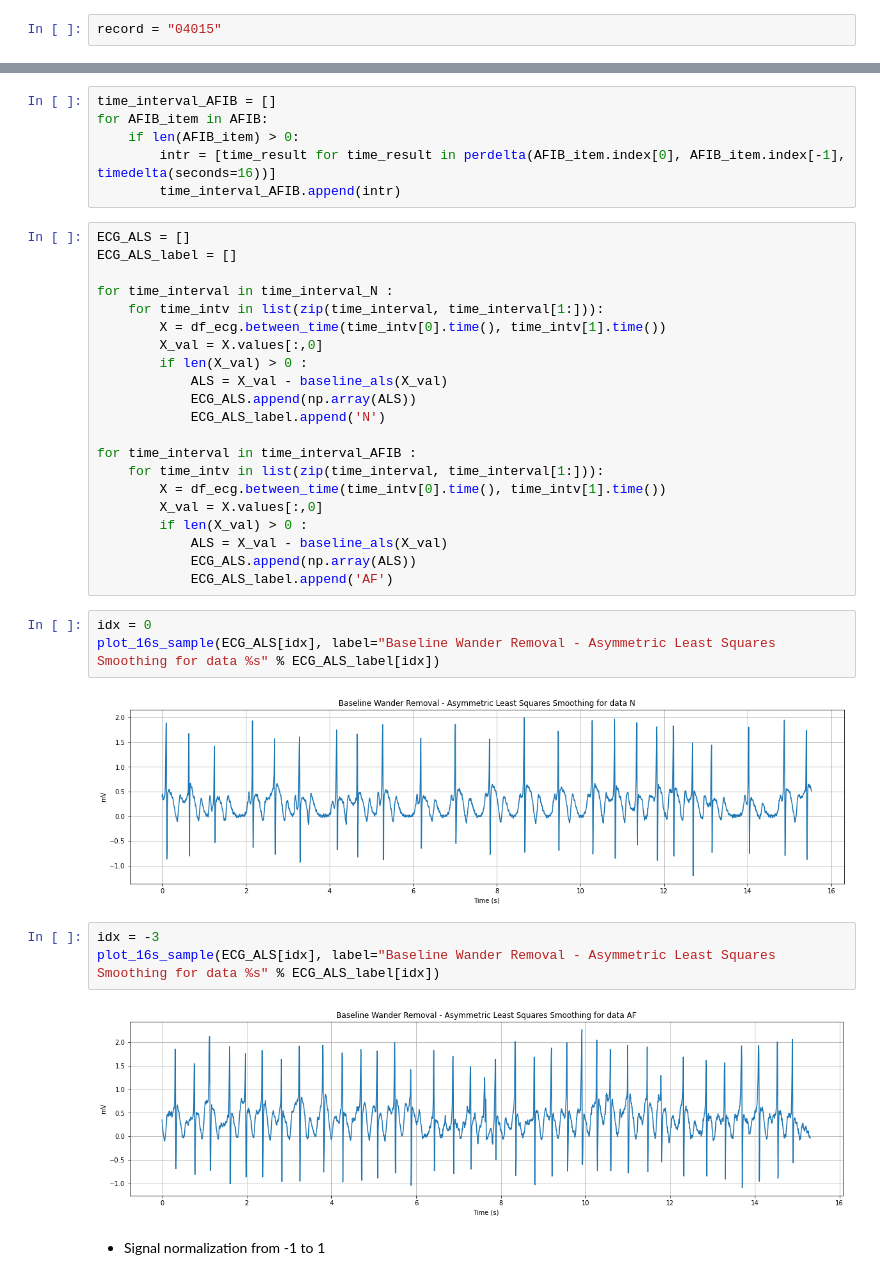
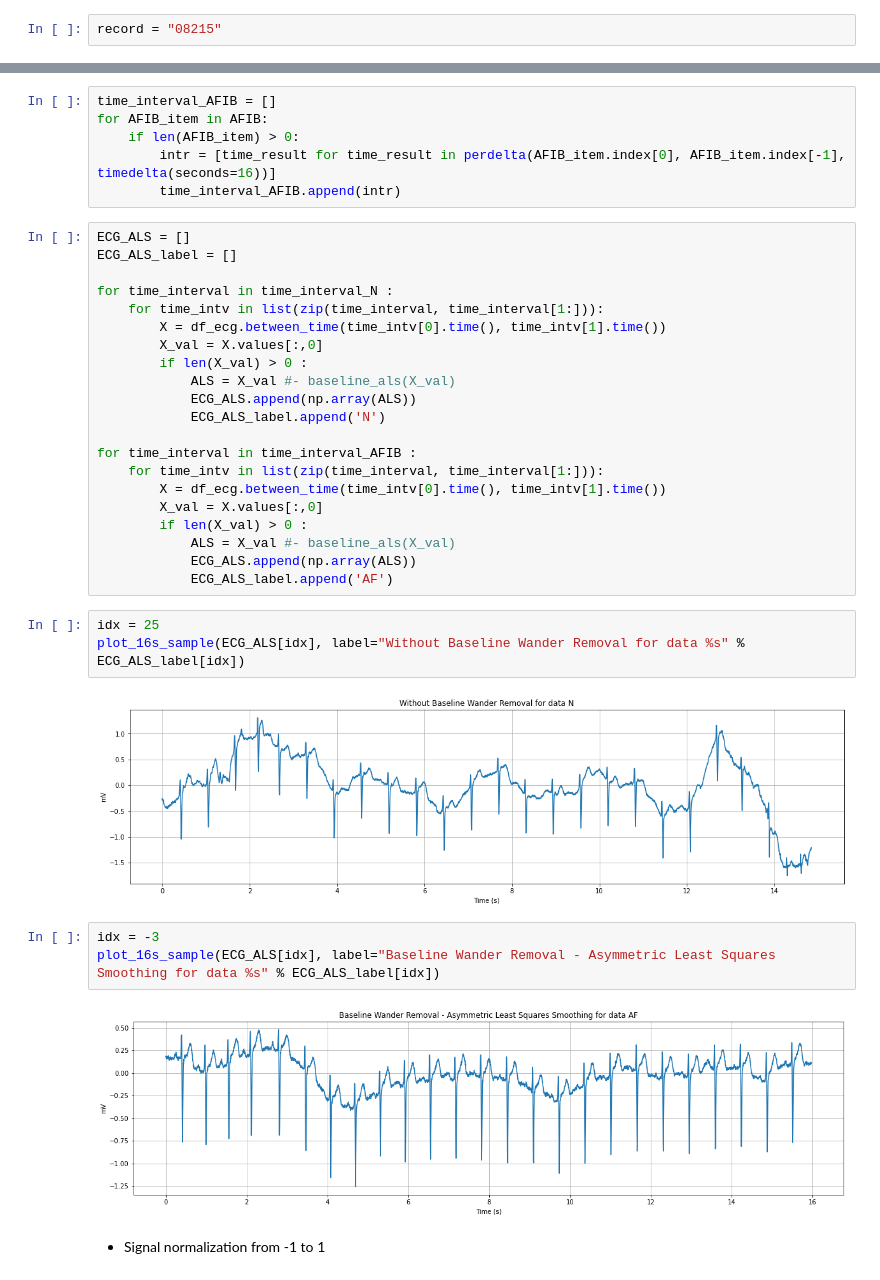
Before and after one commit to Muhammad-Yunus/ECG-Classification-Deep-Learning-Comparison, a Jupyter notebook: AF 0. Create Sequence AFDB Dataset.ipynb, the cells around one changed output, grey strips where cells are left out. Saved outputs shown, nothing was run; the diff lists cells and outputs as text.

```diff
--- a/AF 0. Create Sequence AFDB Dataset.ipynb
+++ b/AF 0. Create Sequence AFDB Dataset.ipynb
@@ -24,7 +25,7 @@ import matplotlib.pyplot as plt
 import datetime
 import os
 # %%
-record = "04015"
+record = "08215"
 # %%
 dataset_dir = "dataset/AFDB record_%s/" % record
 
@@ -291,7 +234,7 @@ for time_interval in time_interval_N :
         X = df_ecg.between_time(time_intv[0].time(), time_intv[1].time())
         X_val = X.values[:,0]
         if len(X_val) > 0 :
-            ALS = X_val - baseline_als(X_val)
+            ALS = X_val #- baseline_als(X_val)
             ECG_ALS.append(np.array(ALS))
             ECG_ALS_label.append('N')
 
@@ -300,19 +243,19 @@ for time_interval in time_interval_AFIB :
         X = df_ecg.between_time(time_intv[0].time(), time_intv[1].time())
         X_val = X.values[:,0]
         if len(X_val) > 0 :
-            ALS = X_val - baseline_als(X_val)
+            ALS = X_val #- baseline_als(X_val)
             ECG_ALS.append(np.array(ALS))
             ECG_ALS_label.append('AF')
 # %%
-idx = 0
-plot_16s_sample(ECG_ALS[idx], label="Baseline Wander Removal - Asymmetric Least Squares Smoothing for data %s" % ECG_ALS_label[idx])
+idx = 25
+plot_16s_sample(ECG_ALS[idx], label="Without Baseline Wander Removal for data %s" % ECG_ALS_label[idx])
 # %% [output]
-[figure, old version]
+[figure, new version]
 # %%
 idx = -3
 plot_16s_sample(ECG_ALS[idx], label="Baseline Wander Removal - Asymmetric Least Squares Smoothing for data %s" % ECG_ALS_label[idx])
 # %% [output]
-[figure, old version]
+[figure, new version]
 # %% [markdown]
 - Signal normalization from -1 to 1
 # %%
```
Also changed, not shown: parts of 17 cells of this notebook, 51 other files.
